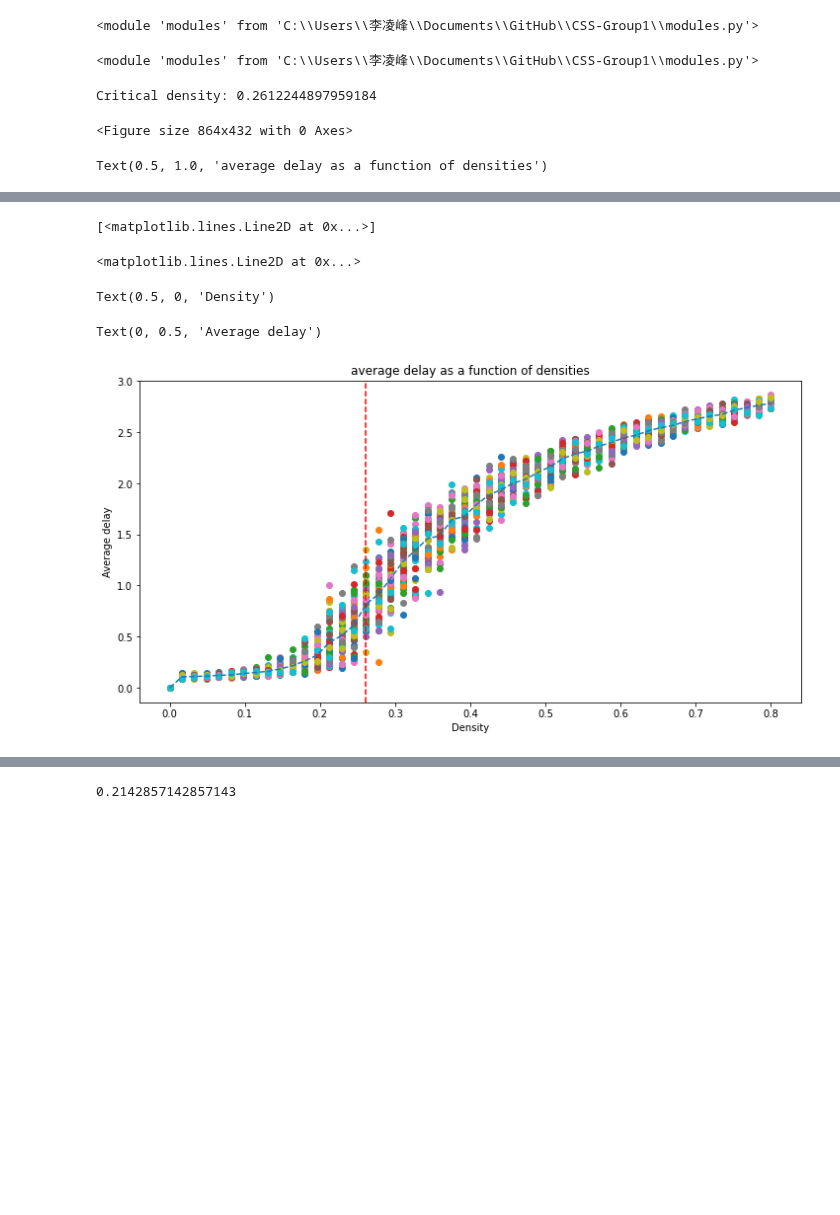
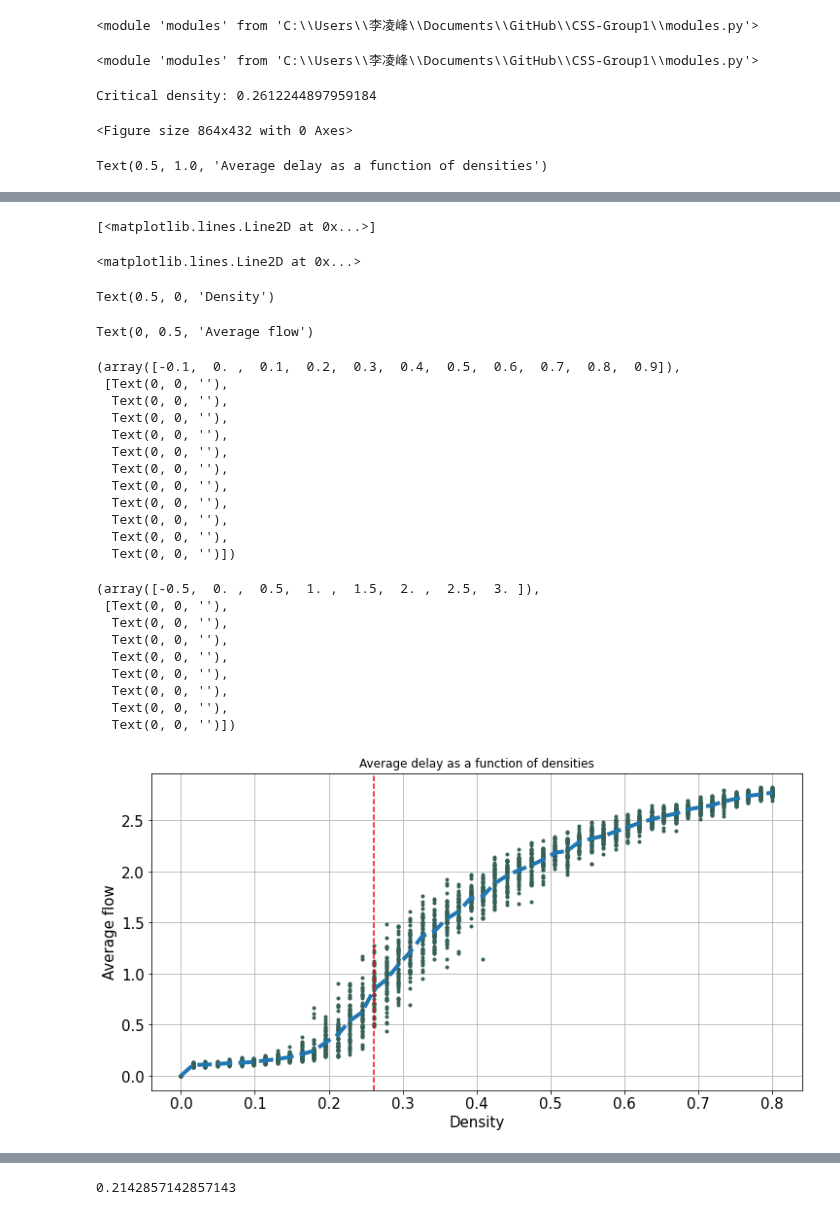
Before and after one commit to ThomasTenDamme/CSS-Group1, a Jupyter notebook: nb_lingfeng_version.ipynb, the cells around one changed output, grey strips where cells are left out. Cells and saved outputs as stored; diff of their text form; code cells hidden in the pictures; blank space fills up the shorter version.

```diff
--- a/nb_lingfeng_version.ipynb
+++ b/nb_lingfeng_version.ipynb
@@ -518,40 +544,62 @@ print(f"Critical density: {critical_density}")
 
 # plot total flow as a function of densities
 plt.figure(figsize=(12,6))
-plt.title(f'average delay as a function of densities')
-plt.plot(total_delays_per_density.keys(), total_delays_per_density.values(), 'o')
-plt.plot(total_delays_per_density.keys(), [np.mean(delays) for delays in total_delays_per_density.values()], '--')
-
+plt.title(f'Average delay as a function of densities')
+plt.plot(total_delays_per_density.keys(), total_delays_per_density.values(), 'o', markerfacecolor='#356058', markeredgecolor='#356058',markersize=3)
+plt.plot(total_delays_per_density.keys(), [np.mean(delays) for delays in total_delays_per_density.values()], '--',linewidth=4 )
 # Add a vertical line at the critical density
 plt.axvline(x=critical_density, color='red', linestyle='--')
-
-plt.xlabel('Density')
-plt.ylabel('Average delay')
+plt.grid(True)
+plt.xlabel('Density',fontsize=15)
+plt.ylabel('Average flow',fontsize=15)
+plt.xticks(fontsize=15)
+plt.yticks(fontsize=15)
 plt.show()
 # %% [output]
 <module 'modules' from 'C:\\Users\\李凌峰\\Documents\\GitHub\\CSS-Group1\\modules.py'>
 Critical density: 0.2612244897959184
 <Figure size 864x432 with 0 Axes>
-Text(0.5, 1.0, 'average delay as a function of densities')
+Text(0.5, 1.0, 'Average delay as a function of densities')
 [<matplotlib.lines.Line2D at 0x...>,
  <matplotlib.lines.Line2D at 0x...>,
  <matplotlib.lines.Line2D at 0x...>,
  <matplotlib.lines.Line2D at 0x...>,
  <matplotlib.lines.Line2D at 0x...>,
  <matplotlib.lines.Line2D at 0x...>,
  <matplotlib.lines.Line2D at 0x...>,
  <matplotlib.lines.Line2D at 0x...>,
  <matplotlib.lines.Line2D at 0x...>,
  <matplotlib.lines.Line2D at 0x...>,
  <matplotlib.lines.Line2D at 0x...>,
  <matplotlib.lines.Line2D at 0x...>,
 ... (34 lines left out)
  <matplotlib.lines.Line2D at 0x...>,
  <matplotlib.lines.Line2D at 0x...>,
  <matplotlib.lines.Line2D at 0x...>,
  <matplotlib.lines.Line2D at 0x...>]
 [<matplotlib.lines.Line2D at 0x...>]
 <matplotlib.lines.Line2D at 0x...>
 Text(0.5, 0, 'Density')
-Text(0, 0.5, 'Average delay')
+Text(0, 0.5, 'Average flow')
+(array([-0.1,  0. ,  0.1,  0.2,  0.3,  0.4,  0.5,  0.6,  0.7,  0.8,  0.9]),
+ [Text(0, 0, ''),
+  Text(0, 0, ''),
+  Text(0, 0, ''),
+  Text(0, 0, ''),
+  Text(0, 0, ''),
+  Text(0, 0, ''),
+  Text(0, 0, ''),
+  Text(0, 0, ''),
+  Text(0, 0, ''),
+  Text(0, 0, ''),
+  Text(0, 0, '')])
+(array([-0.5,  0. ,  0.5,  1. ,  1.5,  2. ,  2.5,  3. ]),
+ [Text(0, 0, ''),
+  Text(0, 0, ''),
+  Text(0, 0, ''),
+  Text(0, 0, ''),
+  Text(0, 0, ''),
+  Text(0, 0, ''),
+  Text(0, 0, ''),
+  Text(0, 0, '')])
-[figure, old version]
+[figure, new version]
```
Also changed, not shown: parts of 8 cells of this notebook.
